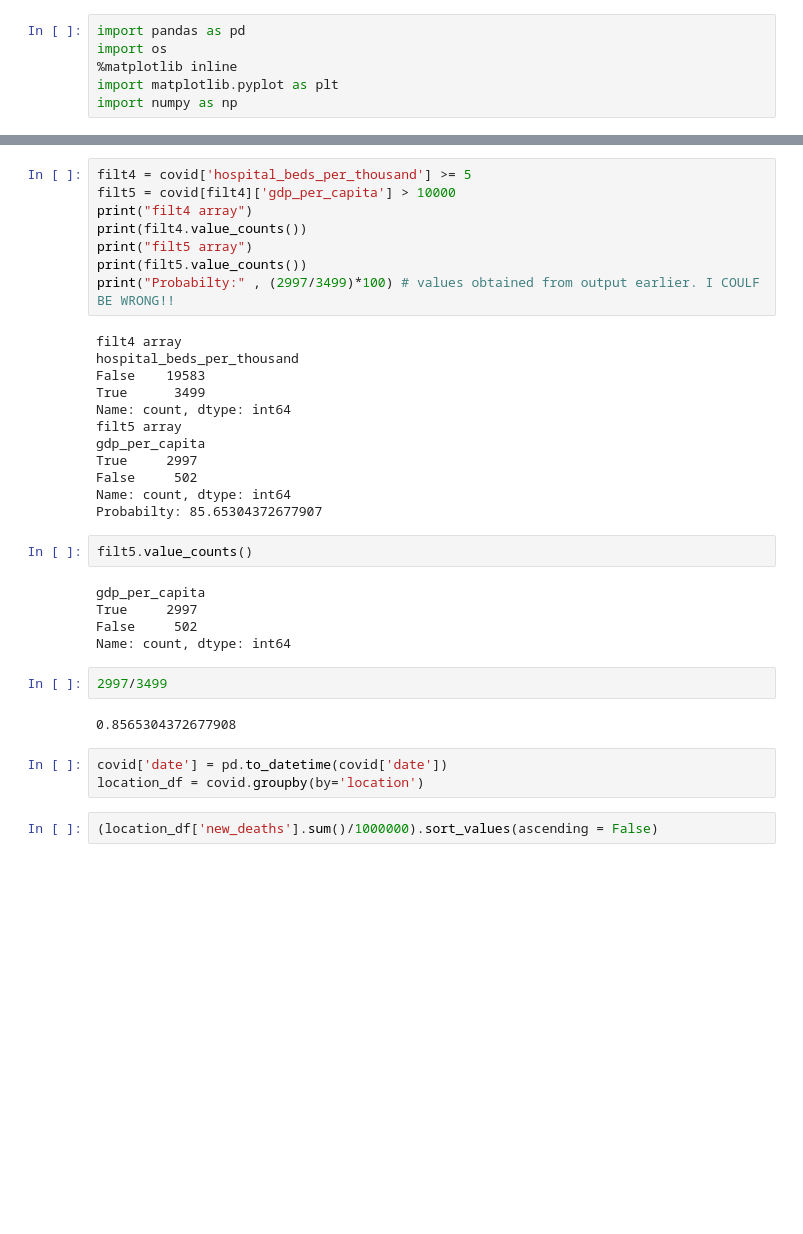
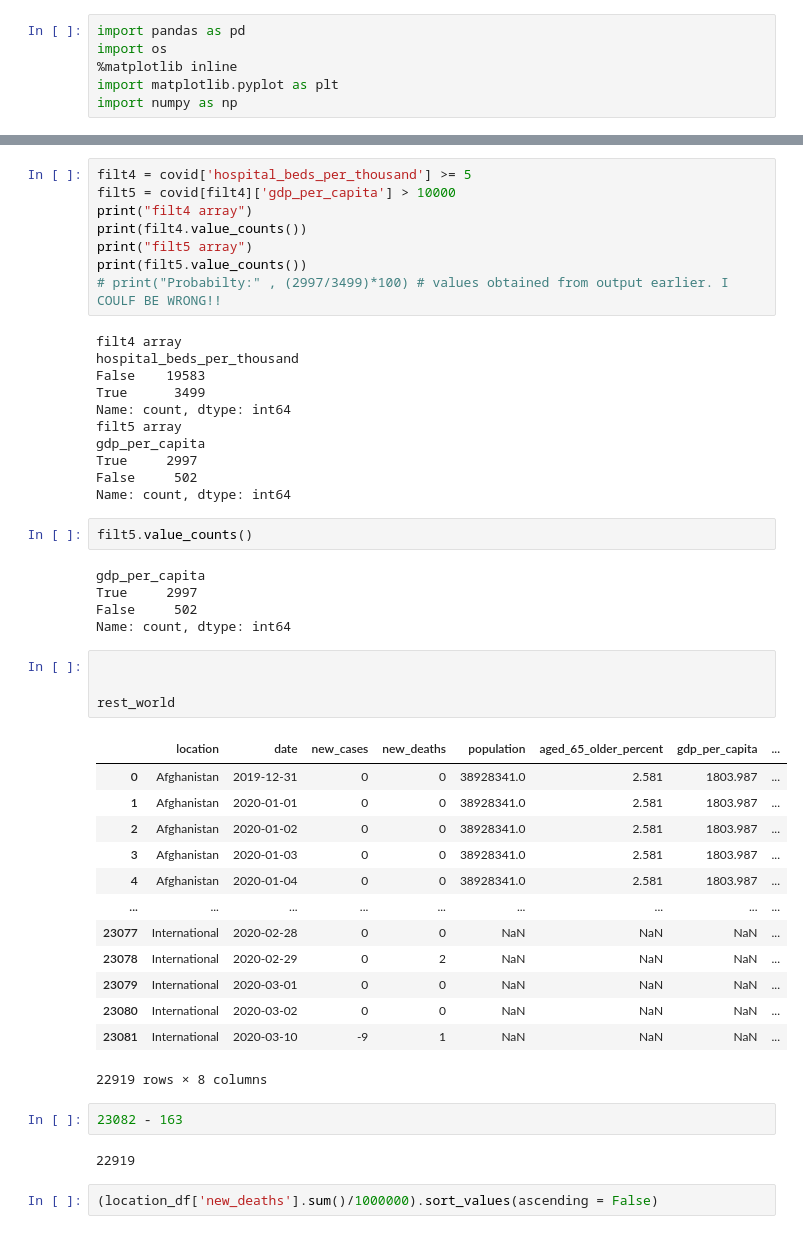
Before and after one commit to el-dAna/Quantum_Computing_notes, a Jupyter notebook: school_projects/turing_practice/data_analysis_exam.ipynb, the cells around one changed output, grey strips where cells are left out. Cells and saved outputs as stored; diff of their text form; blank space fills up the shorter version.

```diff
--- a/school_projects/turing_practice/data_analysis_exam.ipynb
+++ b/school_projects/turing_practice/data_analysis_exam.ipynb
@@ -34,7 +41,7 @@ print("filt4 array")
 print(filt4.value_counts())
 print("filt5 array")
 print(filt5.value_counts())
-print("Probabilty:" , (2997/3499)*100) # values obtained from output earlier. I COULF BE WRONG!!
+# print("Probabilty:" , (2997/3499)*100) # values obtained from output earlier. I COULF BE WRONG!!
 # %% [output]
 filt4 array
 hospital_beds_per_thousand
@@ -46,7 +53,6 @@ gdp_per_capita
 True     2997
 False     502
 Name: count, dtype: int64
-Probabilty: 85.65304372677907
 # %%
 filt5.value_counts()
 # %% [output]
@@ -54,13 +60,28 @@ gdp_per_capita
 True     2997
 False     502
 Name: count, dtype: int64
-# %%
-2997/3499
-# %% [output]
-0.8565304372677908
-# %%
-covid['date'] = pd.to_datetime(covid['date'])
-location_df = covid.groupby(by='location')
+# %%
+
+
+rest_world
+# %% [output]
+|  | location | date | new_cases | new_deaths | population | aged_65_older_percent | gdp_per_capita | ... |
+| 0 | Afghanistan | 2019-12-31 | 0 | 0 | 38928341.0 | 2.581 | 1803.987 | ... |
+| 1 | Afghanistan | 2020-01-01 | 0 | 0 | 38928341.0 | 2.581 | 1803.987 | ... |
+| 2 | Afghanistan | 2020-01-02 | 0 | 0 | 38928341.0 | 2.581 | 1803.987 | ... |
+| 3 | Afghanistan | 2020-01-03 | 0 | 0 | 38928341.0 | 2.581 | 1803.987 | ... |
+| 4 | Afghanistan | 2020-01-04 | 0 | 0 | 38928341.0 | 2.581 | 1803.987 | ... |
+| ... | ... | ... | ... | ... | ... | ... | ... | ... |
+| 23077 | International | 2020-02-28 | 0 | 0 | NaN | NaN | NaN | ... |
+| 23078 | International | 2020-02-29 | 0 | 2 | NaN | NaN | NaN | ... |
+| 23079 | International | 2020-03-01 | 0 | 0 | NaN | NaN | NaN | ... |
+| 23080 | International | 2020-03-02 | 0 | 0 | NaN | NaN | NaN | ... |
+| 23081 | International | 2020-03-10 | -9 | 1 | NaN | NaN | NaN | ... |
+22919 rows × 8 columns
+# %%
+23082 - 163
+# %% [output]
+22919
 # %%
 (location_df['new_deaths'].sum()/1000000).sort_values(ascending = False)
 # %% [output]
```
Also changed, not shown: parts of 2 cells of this notebook, 3 other files.
